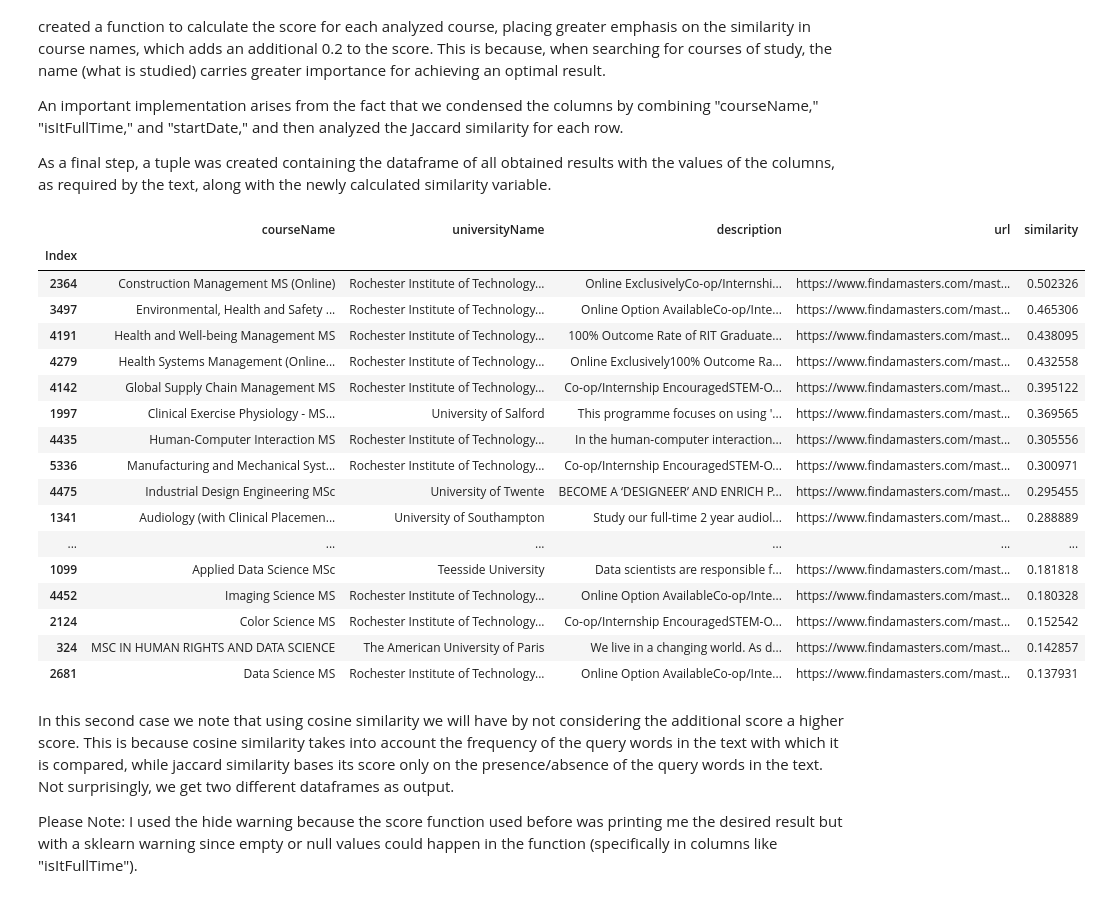
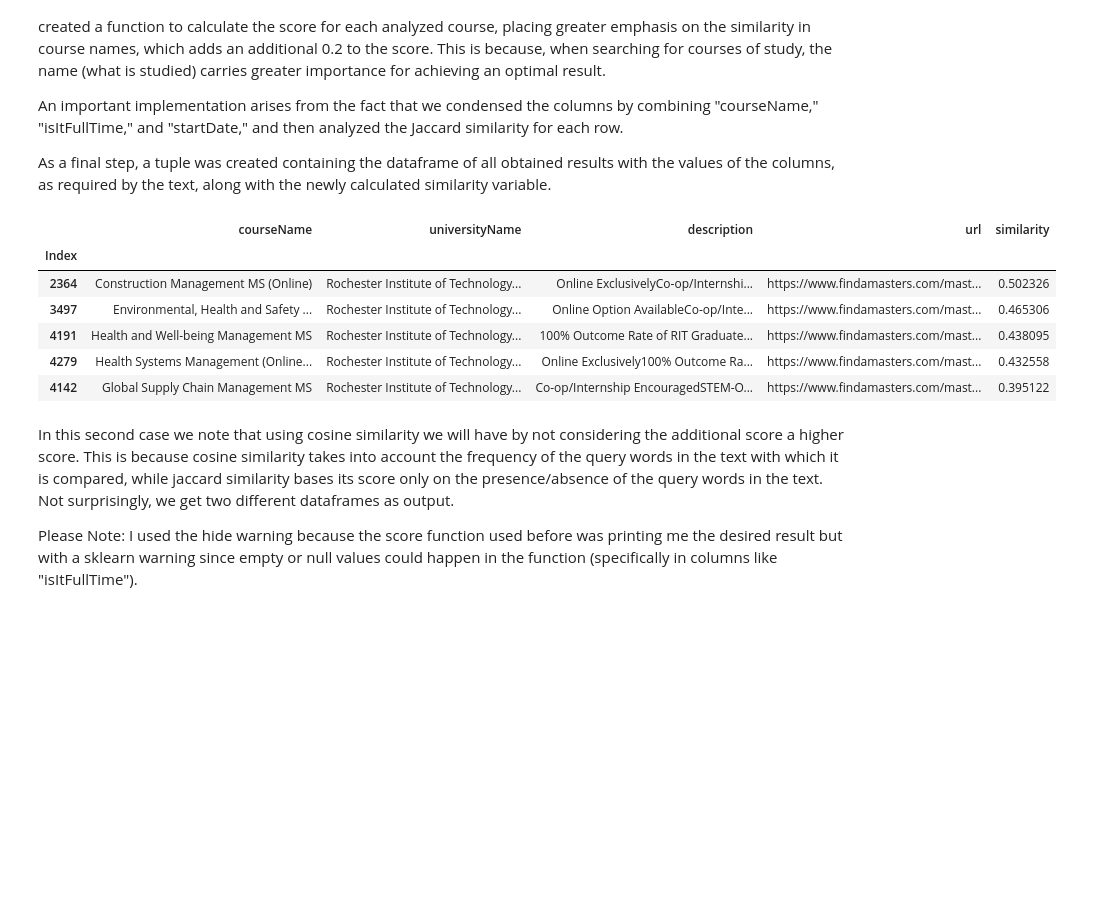
Before and after one commit to gianluca-24/hw3, a Jupyter notebook: hw3/HW3_def.ipynb, the cells around one changed output. Saved outputs shown, nothing was run; the diff lists cells and outputs as text; code cells hidden in the pictures; blank space fills up the shorter version.

```diff
--- a/hw3/HW3_def.ipynb
+++ b/hw3/HW3_def.ipynb
@@ -501,47 +510,36 @@ linkss=linkss.intersection(temp_link)
 
 for i in linkss:
     documento = masters_df.loc[i]
     combined_text = masters_df.loc[i, 'combined']
     punteggio = calcola_punteggio(combined_text, Query)
 
     documento_rilevante = documento[['courseName', 'universityName', 'description', 'url']]
 
     documento_tuple = tuple(documento_rilevante.values)
 
     heapq.heappush(heap, (punteggio, i, documento_tuple))
 
 documenti_principali = heapq.nlargest(k, heap)
 
 result_tuples = [(indice, masters_df.loc[indice, 'courseName'], masters_df.loc[indice, 'universityName'],
                   masters_df.loc[indice, 'description'], masters_df.loc[indice, 'url'], punteggio)
                  for punteggio, indice, _ in documenti_principali]
 
 result_df = pd.DataFrame(result_tuples, columns=['Index', 'courseName', 'universityName', 'description', 'url', 'similarity'])
 
 result_df = result_df.set_index('Index')
 
-pd.set_option("display.max_colwidth", None)
-
-result_df
+#pd.set_option("display.max_colwidth", None)
+ # we print only the head of the dataframe to keep the output short and clean.
+result_df.head()
 # %% [output]
 |  | courseName | universityName | description | url | similarity |
 | Index |  |  |  |  |  |
 | 2364 | Construction Management MS (Online) | Rochester Institute of Technology... | Online ExclusivelyCo-op/Internshi... | https://www.findamasters.com/mast... | 0.502326 |
 | 3497 | Environmental, Health and Safety ... | Rochester Institute of Technology... | Online Option AvailableCo-op/Inte... | https://www.findamasters.com/mast... | 0.465306 |
 | 4191 | Health and Well-being Management MS | Rochester Institute of Technology... | 100% Outcome Rate of RIT Graduate... | https://www.findamasters.com/mast... | 0.438095 |
 | 4279 | Health Systems Management (Online... | Rochester Institute of Technology... | Online Exclusively100% Outcome Ra... | https://www.findamasters.com/mast... | 0.432558 |
 | 4142 | Global Supply Chain Management MS | Rochester Institute of Technology... | Co-op/Internship EncouragedSTEM-O... | https://www.findamasters.com/mast... | 0.395122 |
-| 1997 | Clinical Exercise Physiology - MS... | University of Salford | This programme focuses on using '... | https://www.findamasters.com/mast... | 0.369565 |
-| 4435 | Human-Computer Interaction MS | Rochester Institute of Technology... | In the human-computer interaction... | https://www.findamasters.com/mast... | 0.305556 |
-| 5336 | Manufacturing and Mechanical Syst... | Rochester Institute of Technology... | Co-op/Internship EncouragedSTEM-O... | https://www.findamasters.com/mast... | 0.300971 |
-| 4475 | Industrial Design Engineering MSc | University of Twente | BECOME A ‘DESIGNEER’ AND ENRICH P... | https://www.findamasters.com/mast... | 0.295455 |
-| 1341 | Audiology (with Clinical Placemen... | University of Southampton | Study our full-time 2 year audiol... | https://www.findamasters.com/mast... | 0.288889 |
-| ... | ... | ... | ... | ... | ... |
-| 1099 | Applied Data Science MSc | Teesside University | Data scientists are responsible f... | https://www.findamasters.com/mast... | 0.181818 |
-| 4452 | Imaging Science MS | Rochester Institute of Technology... | Online Option AvailableCo-op/Inte... | https://www.findamasters.com/mast... | 0.180328 |
-| 2124 | Color Science MS | Rochester Institute of Technology... | Co-op/Internship EncouragedSTEM-O... | https://www.findamasters.com/mast... | 0.152542 |
-| 324 | MSC IN HUMAN RIGHTS AND DATA SCIENCE | The American University of Paris | We live in a changing world. As d... | https://www.findamasters.com/mast... | 0.142857 |
-| 2681 | Data Science MS | Rochester Institute of Technology... | Online Option AvailableCo-op/Inte... | https://www.findamasters.com/mast... | 0.137931 |
 # %% [markdown]
 In this second case we note that using cosine similarity we will have by not considering the additional score a higher score. This is because cosine similarity takes into account the frequency of the query words in the text with which it is compared, while jaccard similarity bases its score only on the presence/absence of the query words in the text. Not surprisingly, we get two different dataframes as output.
 
```
Also changed, not shown: parts of 9 cells of this notebook.
